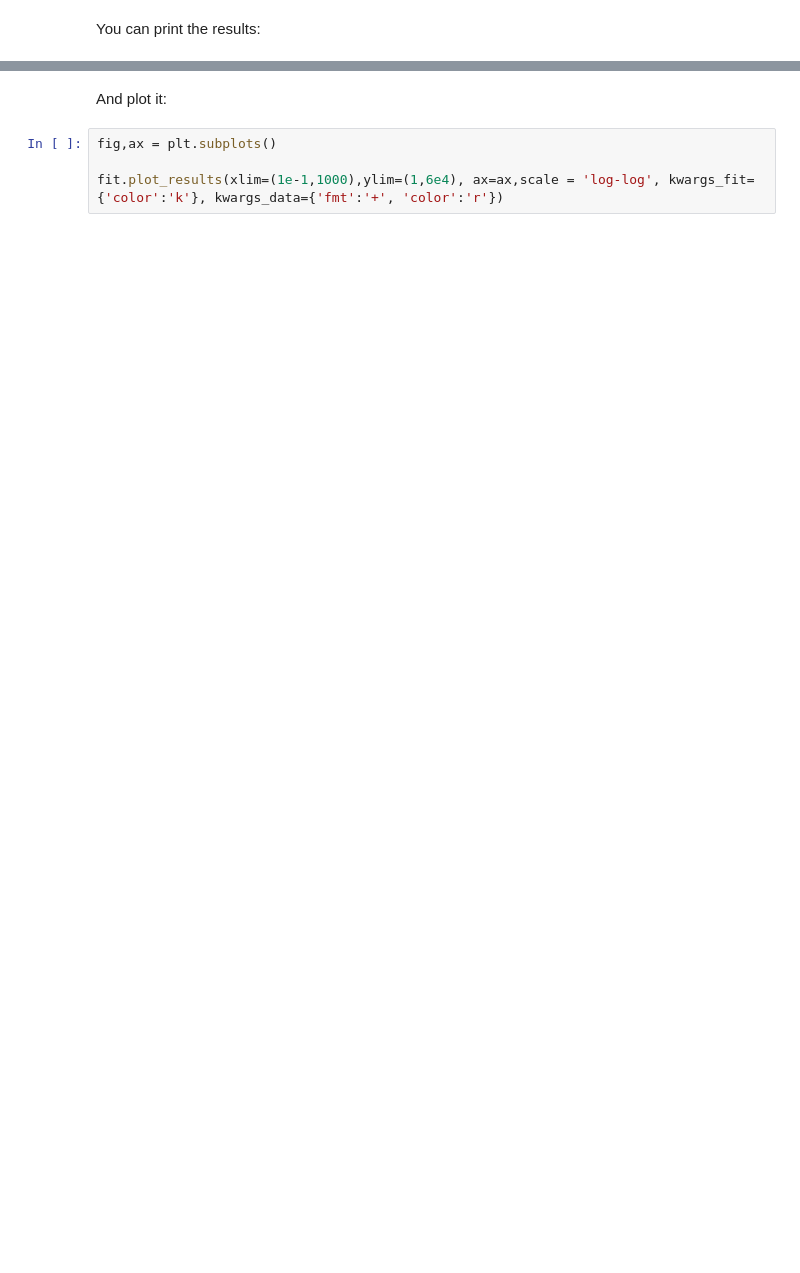
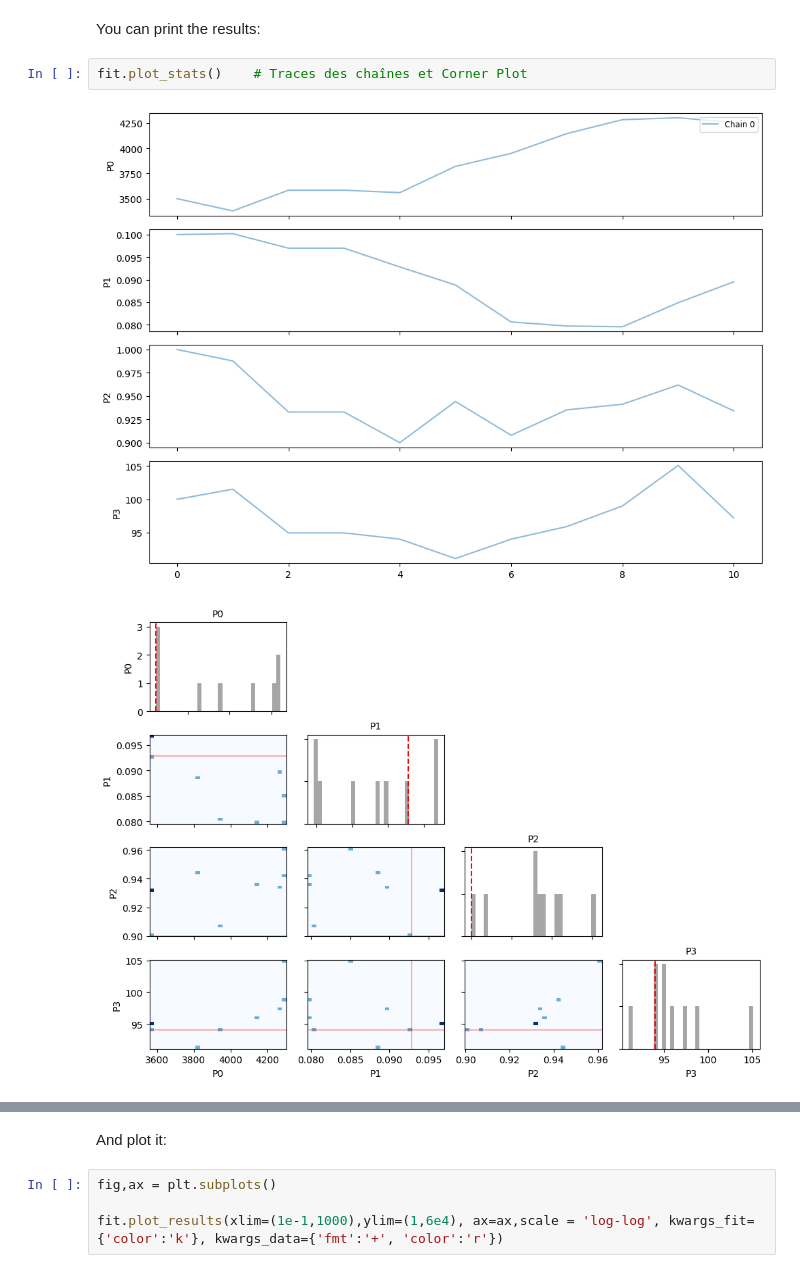
Before and after one commit to gtomass/DustyPY, a Jupyter notebook: notebook/exemple.ipynb, the cells around one changed output, grey strips where cells are left out. Drawn from its saved outputs; the diff is of its cells as text; blank space fills up the shorter version.

```diff
--- a/notebook/exemple.ipynb
+++ b/notebook/exemple.ipynb
@@ -207,5 +216,10 @@ KeyboardInterrupt:
 # %% [markdown]
 You can print the results:
+# %%
+fit.plot_stats()    # Traces des chaînes et Corner Plot
+# %% [output]
+[figure, added]
+[figure, added]
 # %%
 fit.get_Fit().print_results()
 # %% [output]
```
Also changed, not shown: parts of 15 cells of this notebook, 5 other files.
